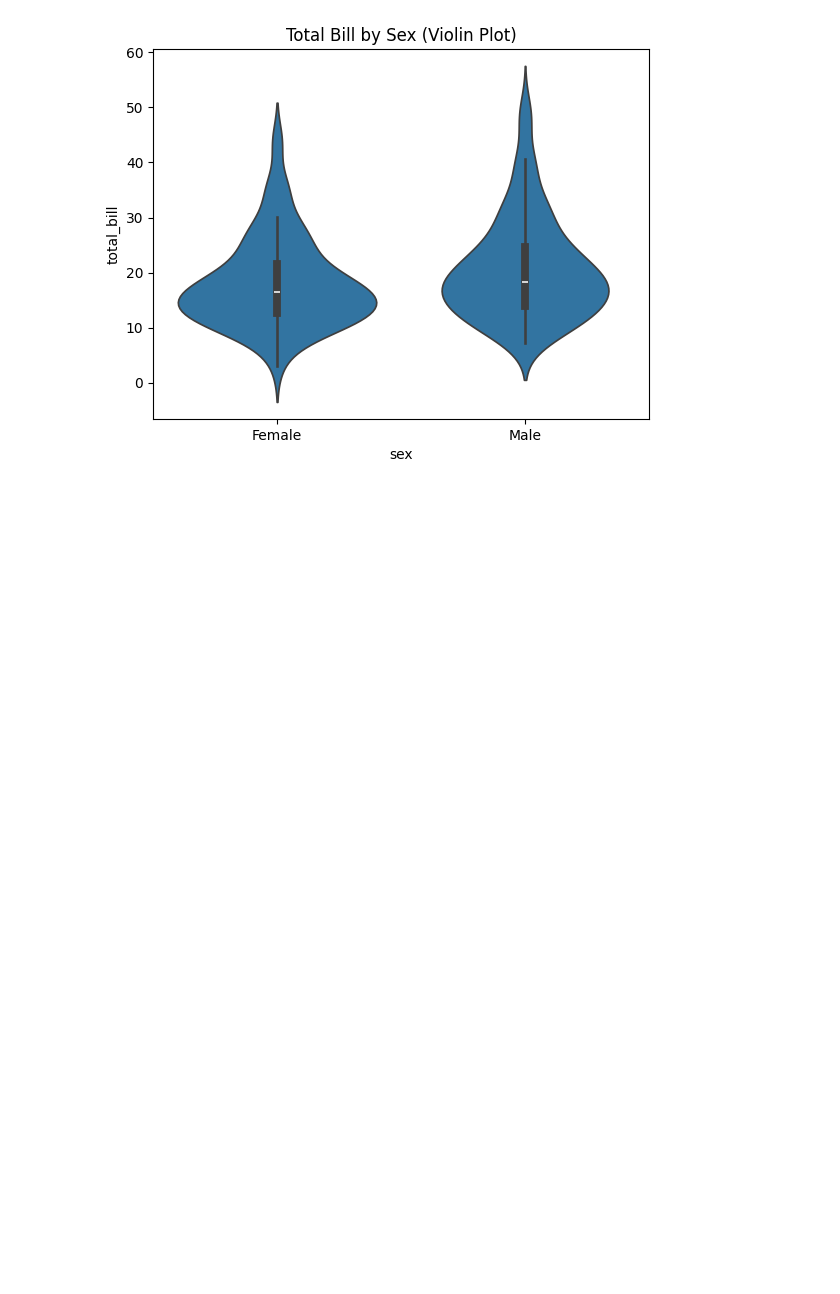
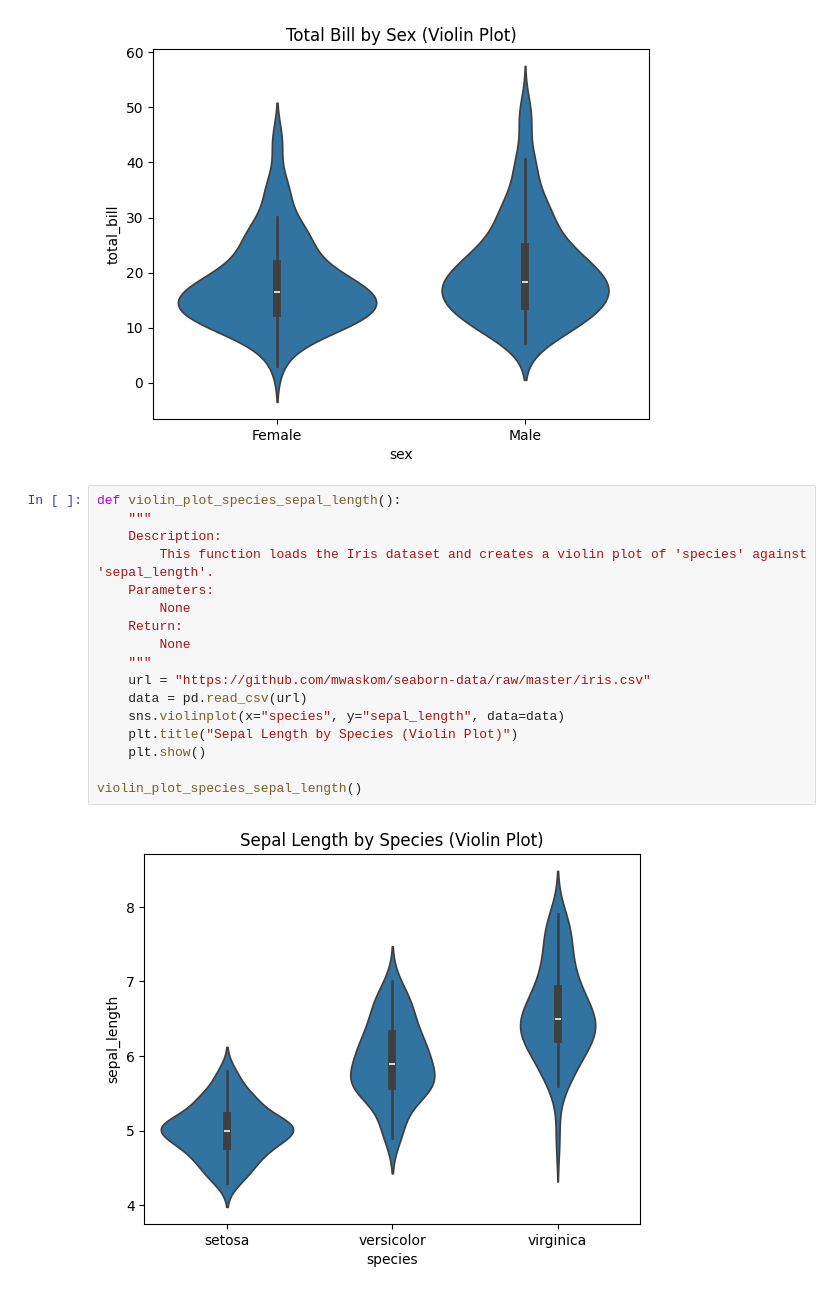
Before and after one commit to 2020kucp1072/Libraries, a Jupyter notebook: seaborn.ipynb, the cells around one changed output. Cells and saved outputs as stored; diff of their text form; blank space fills up the shorter version.

Commit message:
[VEMULA] add:python program to violin plot of 'species' against 'sepal_length

```diff
--- a/seaborn.ipynb
+++ b/seaborn.ipynb
@@ -83,6 +83,25 @@ def violin_plot_sex_total_bill():
 violin_plot_sex_total_bill()
 # %% [output]
 [figure]
+# %%
+def violin_plot_species_sepal_length():
+    """
+    Description:
+        This function loads the Iris dataset and creates a violin plot of 'species' against 'sepal_length'.
+    Parameters:
+        None
+    Return:
+        None
+    """
+    url = "https://github.com/mwaskom/seaborn-data/raw/master/iris.csv"
+    data = pd.read_csv(url)
+    sns.violinplot(x="species", y="sepal_length", data=data)
+    plt.title("Sepal Length by Species (Violin Plot)")
+    plt.show()
+
+violin_plot_species_sepal_length()
+# %% [output]
+[figure, added]
 # %%
 def main():
     bar_plot_sex_survived()
```
Also changed, not shown: parts of 1 cell of this notebook.
